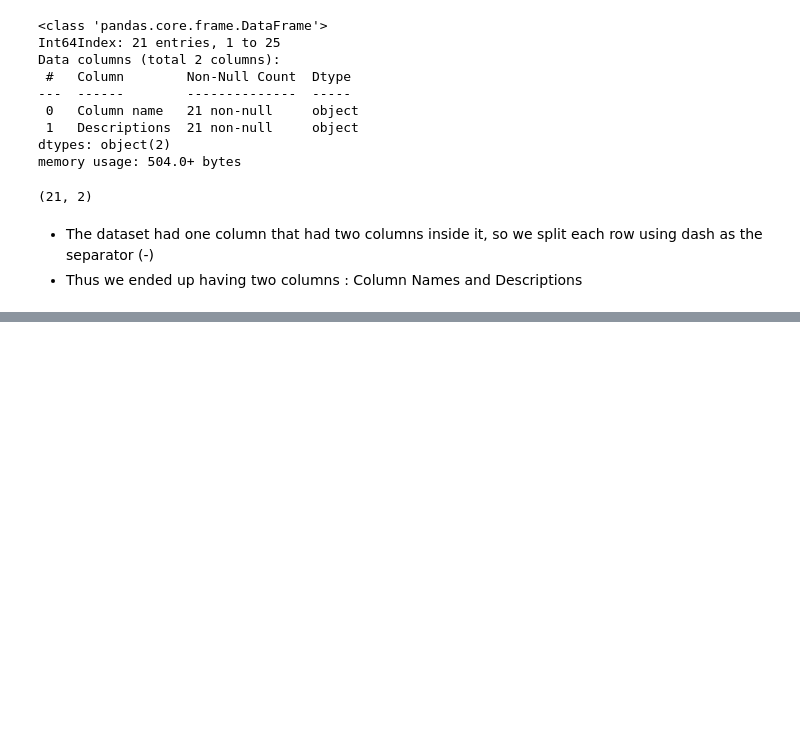
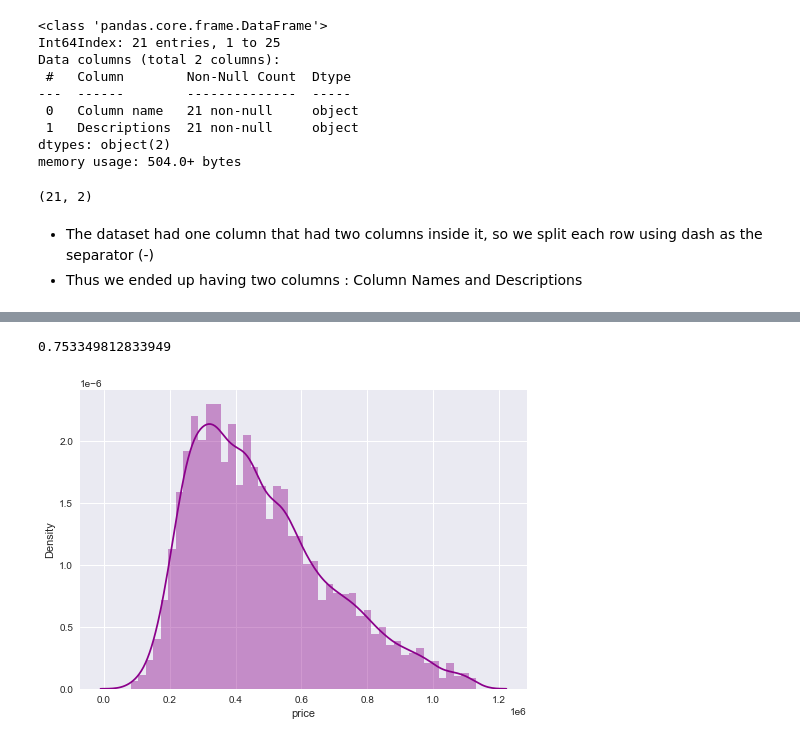
Before and after one commit to whareverr/dsc-phase-2-project-v2-3, a Jupyter notebook: student.ipynb, the cells around one changed output, grey strips where cells are left out. Saved outputs shown, nothing was run; the diff lists cells and outputs as text; code cells hidden in the pictures; blank space fills up the shorter version.

```diff
--- a/student.ipynb
+++ b/student.ipynb
@@ -250,0 +314,10 @@ df.shape
+# %%
+# Now let use see the skewness after dealing with the outliers
+# Notice the differences?
+
+sns.distplot(df.price, color='darkmagenta')
+
+print(df['price'].skew())
+# %% [output]
+0.753349812833949
+[figure, added]
```
Also changed, not shown: parts of 13 cells of this notebook.
